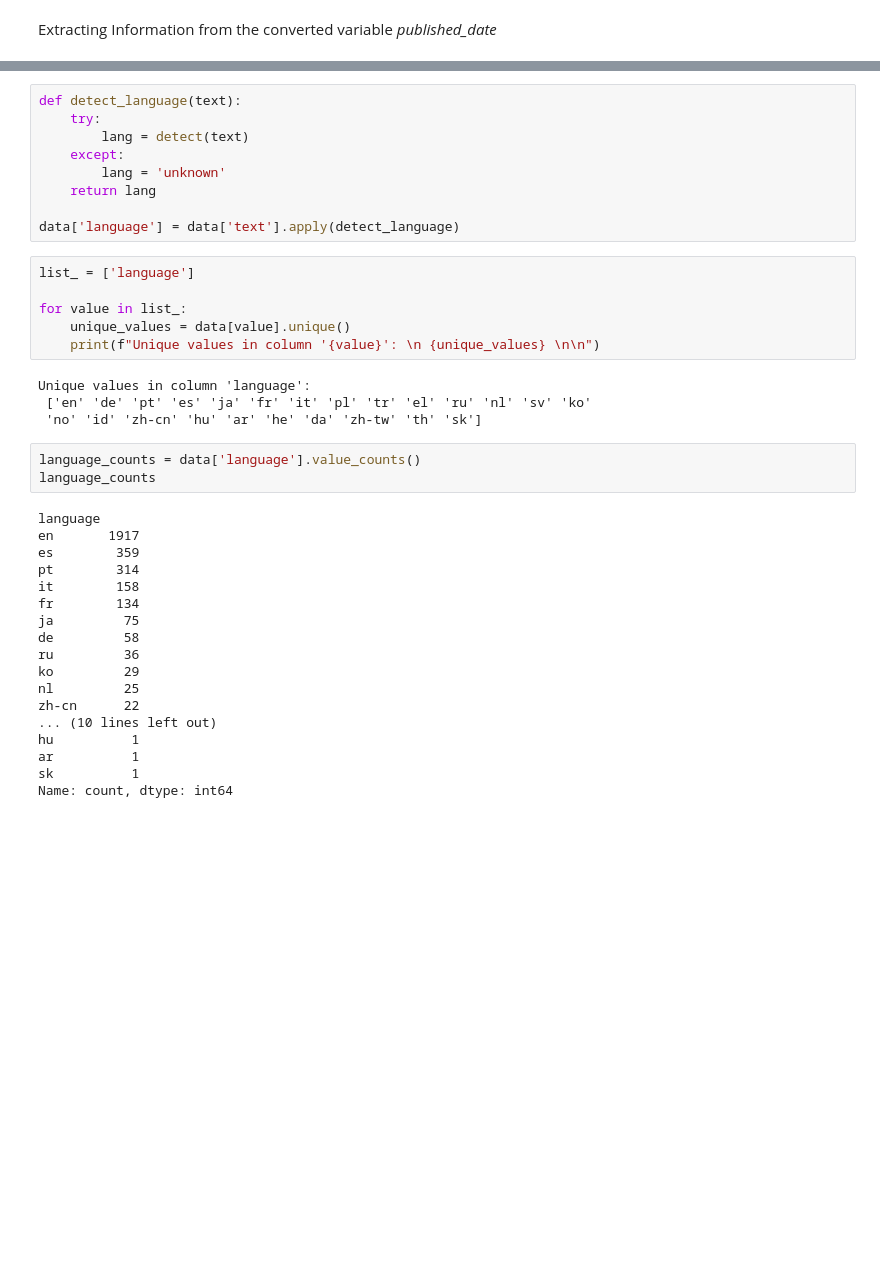
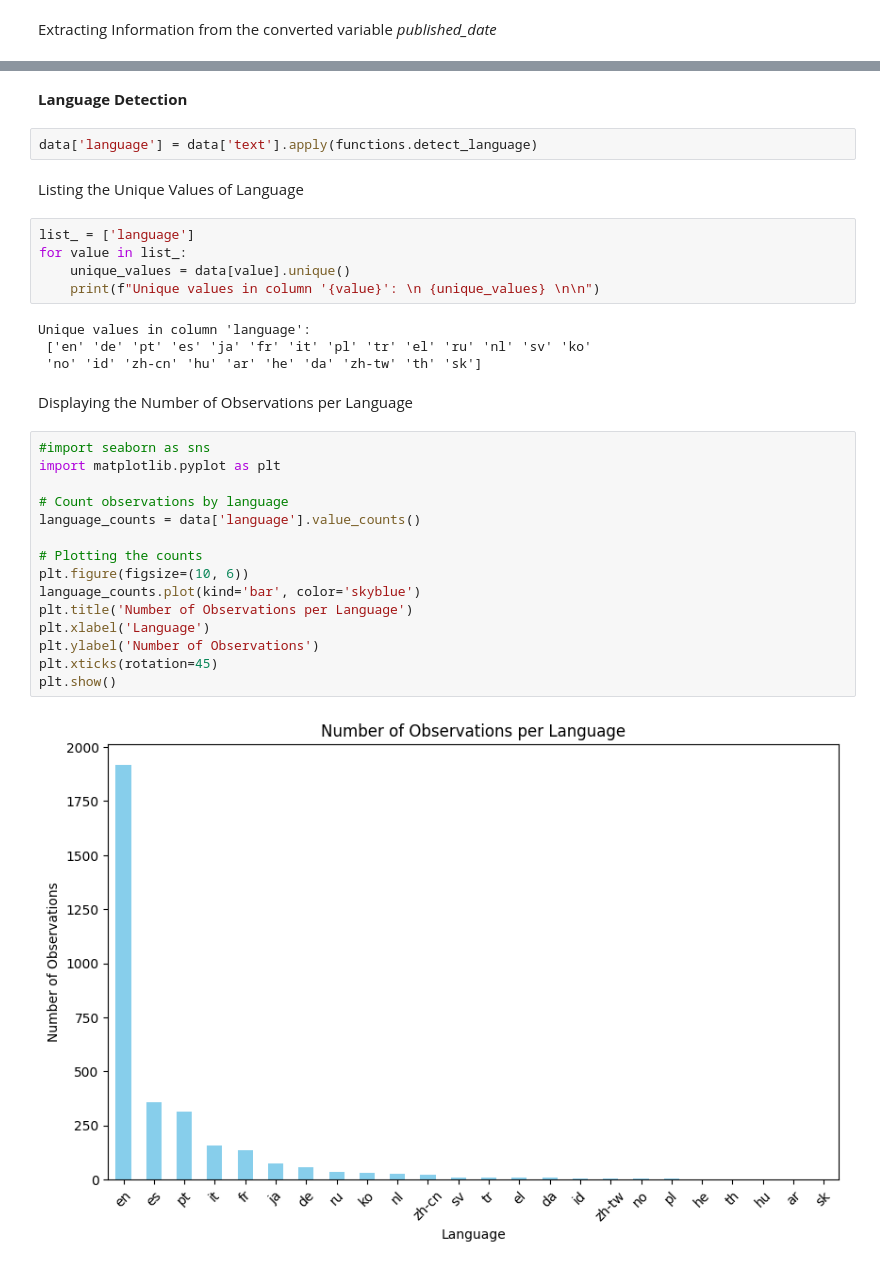
Before and after one commit to antoniooliveira03/Projects, a Jupyter notebook: Industrial Applications of AI/Assignment 4/Harvard Reviews Notebook.ipynb, the cells around one changed output, grey strips where cells are left out. Saved outputs shown, nothing was run; the diff lists cells and outputs as text; blank space fills up the shorter version.

```diff
--- a/Industrial Applications of AI/Assignment 4/Harvard Reviews Notebook.ipynb
+++ b/Industrial Applications of AI/Assignment 4/Harvard Reviews Notebook.ipynb
@@ -149,15 +166,11 @@ from langdetect import detect
+# %% [markdown]
+**Language Detection**
 # %%
-def detect_language(text):
-    try:
-        lang = detect(text)
-    except:
-        lang = 'unknown'
-    return lang
-
-data['language'] = data['text'].apply(detect_language)
+data['language'] = data['text'].apply(functions.detect_language)
+# %% [markdown]
+Listing the Unique Values of Language
 # %%
 list_ = ['language']
-
 for value in list_:
     unique_values = data[value].unique()
     print(f"Unique values in column '{value}': \n {unique_values} \n\n")
@@ -165,24 +178,22 @@ for value in list_:
 Unique values in column 'language':
  ['en' 'de' 'pt' 'es' 'ja' 'fr' 'it' 'pl' 'tr' 'el' 'ru' 'nl' 'sv' 'ko'
  'no' 'id' 'zh-cn' 'hu' 'ar' 'he' 'da' 'zh-tw' 'th' 'sk']
+# %% [markdown]
+Displaying the Number of Observations per Language
 # %%
+#import seaborn as sns
+import matplotlib.pyplot as plt
+
+# Count observations by language
 language_counts = data['language'].value_counts()
-language_counts
+
+# Plotting the counts
+plt.figure(figsize=(10, 6))
+language_counts.plot(kind='bar', color='skyblue')
+plt.title('Number of Observations per Language')
+plt.xlabel('Language')
+plt.ylabel('Number of Observations')
+plt.xticks(rotation=45)
+plt.show()
 # %% [output]
-language
-en       1917
-es        359
-pt        314
-it        158
-fr        134
-ja         75
-de         58
-ru         36
-ko         29
-nl         25
-zh-cn      22
-... (10 lines left out)
-hu          1
-ar          1
-sk          1
-Name: count, dtype: int64
+[figure, added]
```
Also changed, not shown: parts of 25 cells of this notebook, 3 other files.
